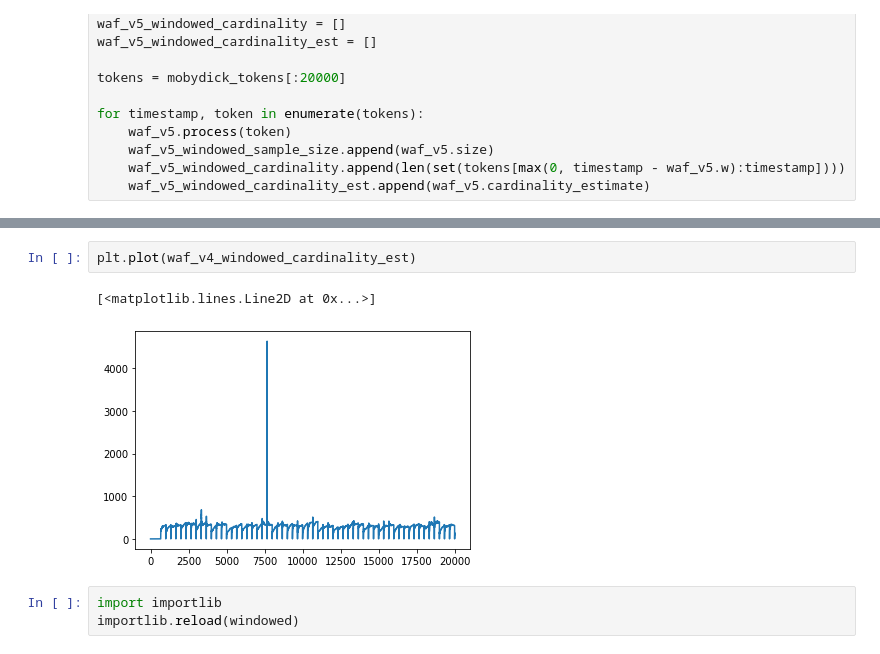
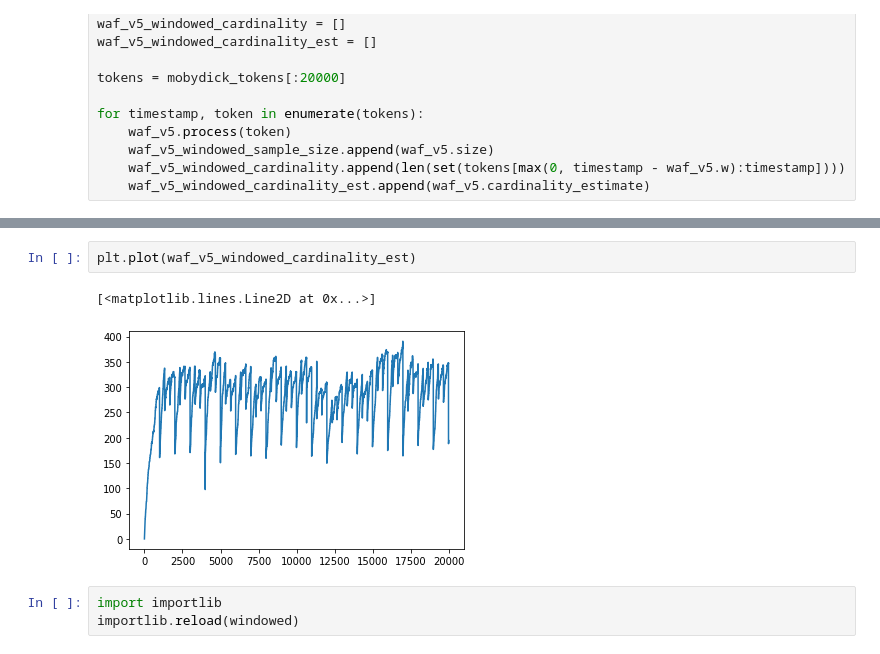
Before and after one commit to jlumbroso/affirmative-sampling-sandbox, a Jupyter notebook: WindowedSandbox3.ipynb, the cells around one changed output, grey strips where cells are left out. Cells and saved outputs as stored; diff of their text form.

```diff
--- a/WindowedSandbox3.ipynb
+++ b/WindowedSandbox3.ipynb
@@ -207,10 +213,10 @@ plt.plot(waf_v4_windowed_cardinality)
 [<matplotlib.lines.Line2D at 0x...>]
 [figure]
 # %%
-plt.plot(waf_v4_windowed_cardinality_est)
+plt.plot(waf_v5_windowed_cardinality_est)
 # %% [output]
 [<matplotlib.lines.Line2D at 0x...>]
-[figure, old version]
+[figure, new version]
 # %%
 import importlib
 importlib.reload(windowed)
```
Also changed, not shown: parts of 3 cells of this notebook.
